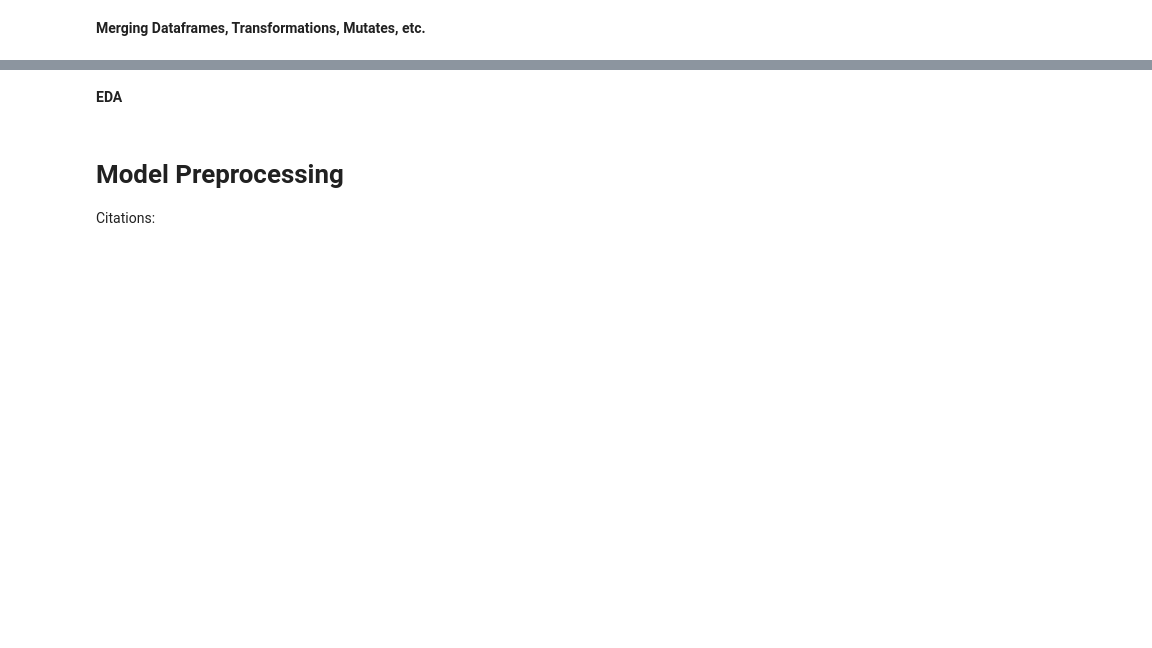
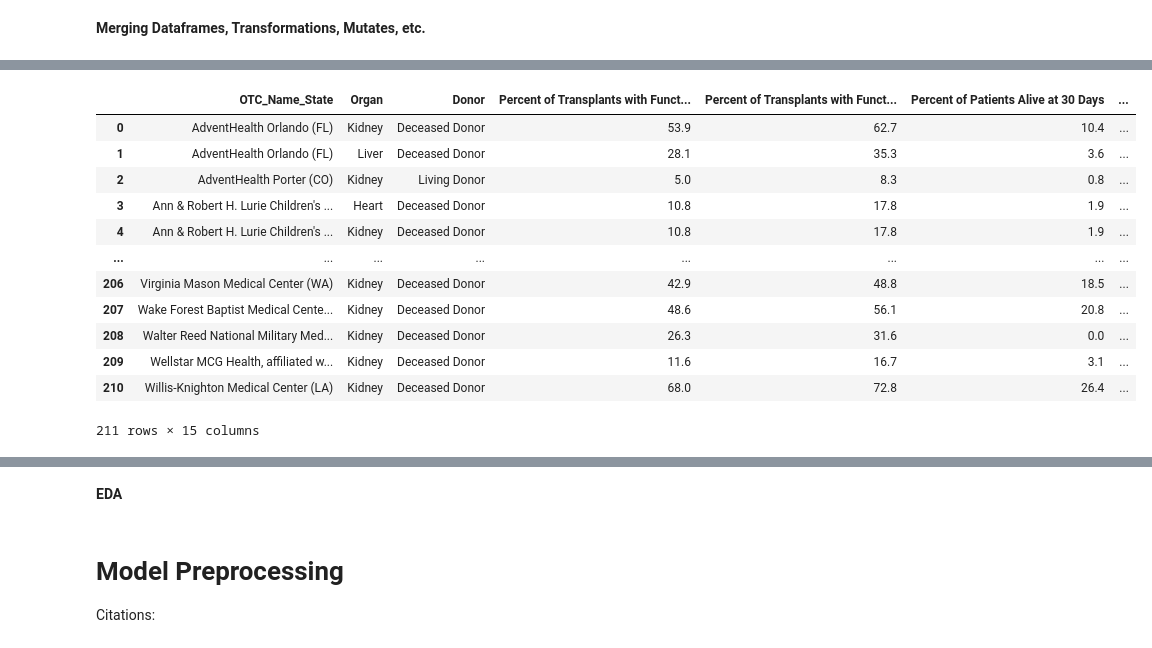
Before and after one commit to clbony/BDSCapstoneGrp12, a Jupyter notebook: Capstone_Group_12_v2.ipynb, the cells around one changed output, grey strips where cells are left out. Drawn from its saved outputs; the diff is of its cells as text; code cells hidden in the pictures; blank space fills up the shorter version.

```diff
--- a/Capstone_Group_12_v2.ipynb
+++ b/Capstone_Group_12_v2.ipynb
@@ -14,0 +563,31 @@ Data source: XYZ
+# %%
+# combining this subset with the other dataframe
+outlier_subset1 = clean_outcomes_no_outliers[['OTC_Name_State',
+                                              'Organ',
+                                              'Donor',
+       'Percent of Transplants with Functioning Graft at 30 Days',
+       'Percent of Transplants with Functioning Graft at 1 year',
+       'Percent of Patients Alive at 30 Days',
+       'Percent of Patients Alive at 1 Year']]
+
+outlier_subset1['Donor']= outlier_subset1['Donor'].astype('str').str.strip()
+
+outlier_subset1['Donor']= outlier_subset1['Donor'].astype('category')
+
+gender_outcomes = pd.merge(outlier_subset1, demo_gender, on = ['Organ', 'Donor', 'OTC_Name_State'], how='inner')
+
+gender_outcomes.drop_duplicates()
+# %% [output]
+|  | OTC_Name_State | Organ | Donor | Percent of Transplants with Funct... | Percent of Transplants with Funct... | Percent of Patients Alive at 30 Days | ... |
+| 0 | AdventHealth Orlando (FL) | Kidney | Deceased Donor | 53.9 | 62.7 | 10.4 | ... |
+| 1 | AdventHealth Orlando (FL) | Liver | Deceased Donor | 28.1 | 35.3 | 3.6 | ... |
+| 2 | AdventHealth Porter (CO) | Kidney | Living Donor | 5.0 | 8.3 | 0.8 | ... |
+| 3 | Ann & Robert H. Lurie Children's ... | Heart | Deceased Donor | 10.8 | 17.8 | 1.9 | ... |
+| 4 | Ann & Robert H. Lurie Children's ... | Kidney | Deceased Donor | 10.8 | 17.8 | 1.9 | ... |
+| ... | ... | ... | ... | ... | ... | ... | ... |
+| 206 | Virginia Mason Medical Center (WA) | Kidney | Deceased Donor | 42.9 | 48.8 | 18.5 | ... |
+| 207 | Wake Forest Baptist Medical Cente... | Kidney | Deceased Donor | 48.6 | 56.1 | 20.8 | ... |
+| 208 | Walter Reed National Military Med... | Kidney | Deceased Donor | 26.3 | 31.6 | 0.0 | ... |
+| 209 | Wellstar MCG Health, affiliated w... | Kidney | Deceased Donor | 11.6 | 16.7 | 3.1 | ... |
+| 210 | Willis-Knighton Medical Center (LA) | Kidney | Deceased Donor | 68.0 | 72.8 | 26.4 | ... |
+211 rows × 15 columns
```
Also changed, not shown: parts of 18 cells of this notebook.
